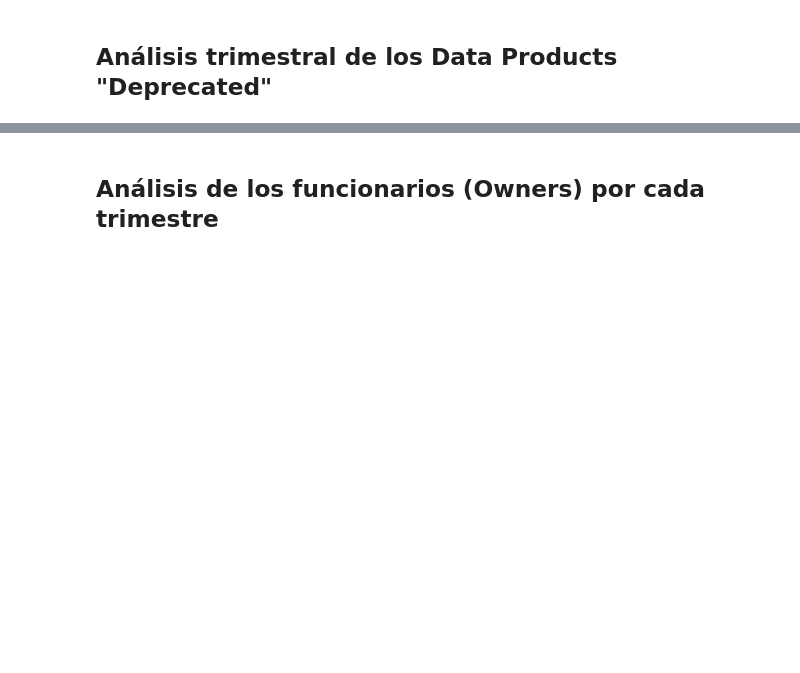
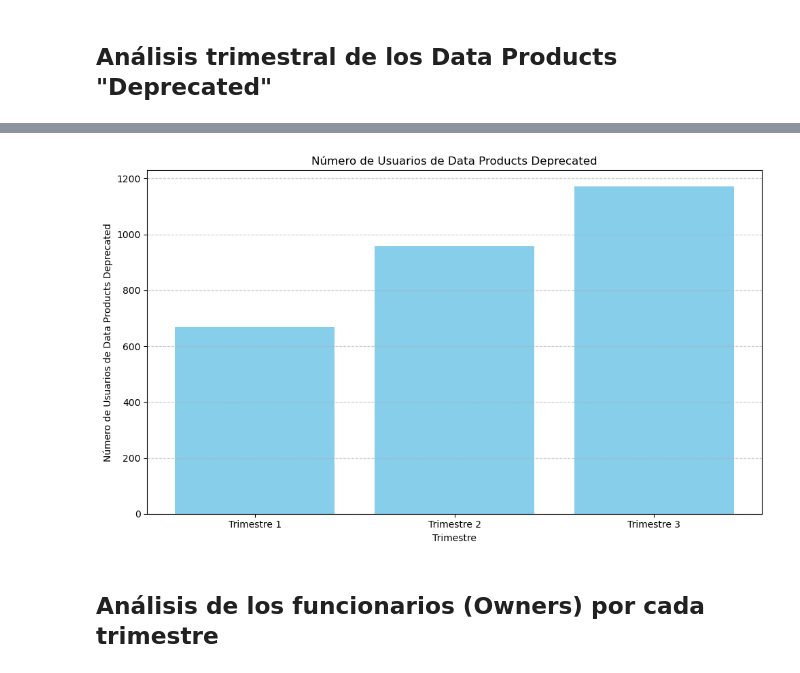
Before and after one commit to marquito3012/Master, a Jupyter notebook: Programación y entorno de trabajo para la IA/actividad1/actividad1.ipynb, the cells around one changed output, grey strips where cells are left out. Drawn from its saved outputs; the diff is of its cells as text; code cells hidden in the pictures; blank space fills up the shorter version.

```diff
--- a/Programación y entorno de trabajo para la IA/actividad1/actividad1.ipynb
+++ b/Programación y entorno de trabajo para la IA/actividad1/actividad1.ipynb
@@ -614,2 +639,19 @@ plt.show()
+# %%
+plt.figure(figsize=(10, 6))
+plt.bar(
+    ['Trimestre 1', 'Trimestre 2', 'Trimestre 3'],
+    [trimestre1_deprecated_por_area_num_usuarios,
+     trimestre2_deprecated_por_area_num_usuarios,
+     trimestre3_deprecated_por_area_num_usuarios],
+    color='skyblue'
+)
+plt.title('Número de Usuarios de Data Products Deprecated')
+plt.xlabel('Trimestre')
+plt.ylabel('Número de Usuarios de Data Products Deprecated')
+plt.grid(axis='y', linestyle='--', alpha=0.7)
+plt.tight_layout()
+plt.show()
+# %% [output]
+[figure, added]
 # %% [markdown]
 ## Análisis de los funcionarios (Owners) por cada trimestre
```
Also changed, not shown: parts of 1 cell of this notebook.
